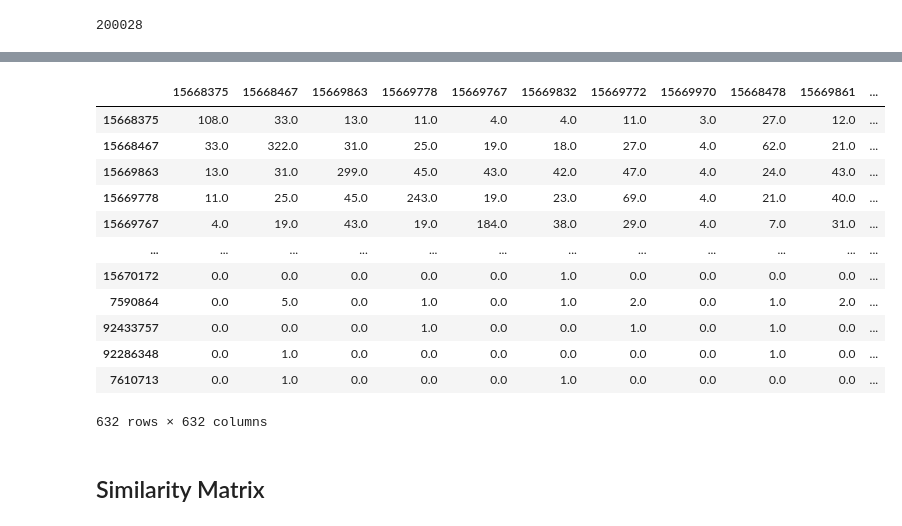
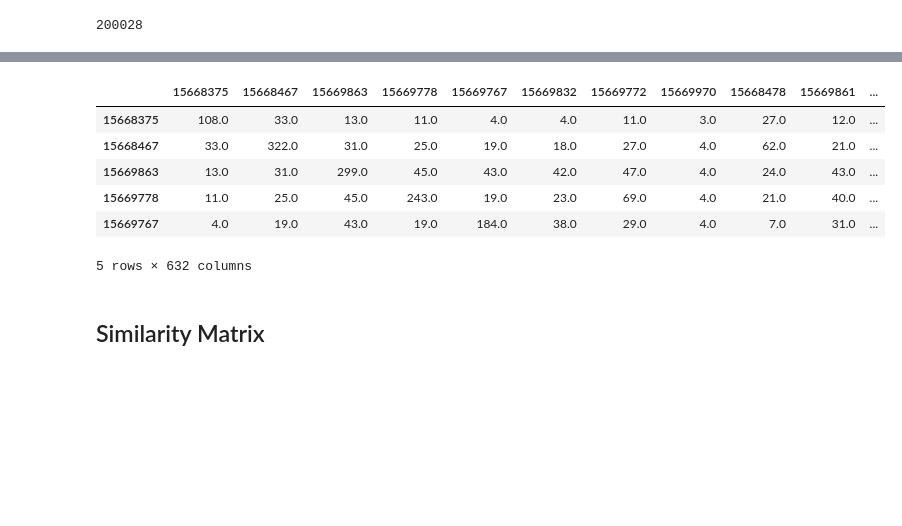
Before and after one commit to chawla201/shopping-cart-completion-problem, a Jupyter notebook: kaggle code.ipynb, the cells around one changed output, grey strips where cells are left out. Saved outputs shown, nothing was run; the diff lists cells and outputs as text; code cells hidden in the pictures; blank space fills up the shorter version.

```diff
--- a/kaggle code.ipynb
+++ b/kaggle code.ipynb
@@ -440,5 +356,5 @@ for _, row in pairwise_cooccurrence.iterrows():
     co_matrix.loc[row["SKU1"], row["SKU2"]] = row["cooccurrence_frequency"]
     co_matrix.loc[row["SKU2"], row["SKU1"]] = row["cooccurrence_frequency"]
 
-co_matrix
+co_matrix.head()
 # %% [output]
@@ -447,16 +363,10 @@ Wall time: 7.38 s
 |  | 15668375 | 15668467 | 15669863 | 15669778 | 15669767 | 15669832 | 15669772 | 15669970 | 15668478 | 15669861 | ... |
 | 15668375 | 108.0 | 33.0 | 13.0 | 11.0 | 4.0 | 4.0 | 11.0 | 3.0 | 27.0 | 12.0 | ... |
 | 15668467 | 33.0 | 322.0 | 31.0 | 25.0 | 19.0 | 18.0 | 27.0 | 4.0 | 62.0 | 21.0 | ... |
 | 15669863 | 13.0 | 31.0 | 299.0 | 45.0 | 43.0 | 42.0 | 47.0 | 4.0 | 24.0 | 43.0 | ... |
 | 15669778 | 11.0 | 25.0 | 45.0 | 243.0 | 19.0 | 23.0 | 69.0 | 4.0 | 21.0 | 40.0 | ... |
 | 15669767 | 4.0 | 19.0 | 43.0 | 19.0 | 184.0 | 38.0 | 29.0 | 4.0 | 7.0 | 31.0 | ... |
-| ... | ... | ... | ... | ... | ... | ... | ... | ... | ... | ... | ... |
-| 15670172 | 0.0 | 0.0 | 0.0 | 0.0 | 0.0 | 1.0 | 0.0 | 0.0 | 0.0 | 0.0 | ... |
-| 7590864 | 0.0 | 5.0 | 0.0 | 1.0 | 0.0 | 1.0 | 2.0 | 0.0 | 1.0 | 2.0 | ... |
-| 92433757 | 0.0 | 0.0 | 0.0 | 1.0 | 0.0 | 0.0 | 1.0 | 0.0 | 1.0 | 0.0 | ... |
-| 92286348 | 0.0 | 1.0 | 0.0 | 0.0 | 0.0 | 0.0 | 0.0 | 0.0 | 1.0 | 0.0 | ... |
-| 7610713 | 0.0 | 1.0 | 0.0 | 0.0 | 0.0 | 1.0 | 0.0 | 0.0 | 0.0 | 0.0 | ... |
-632 rows × 632 columns
+5 rows × 632 columns
 # %% [markdown]
 ## Similarity Matrix
 # %%
```
Also changed, not shown: parts of 29 cells of this notebook.
